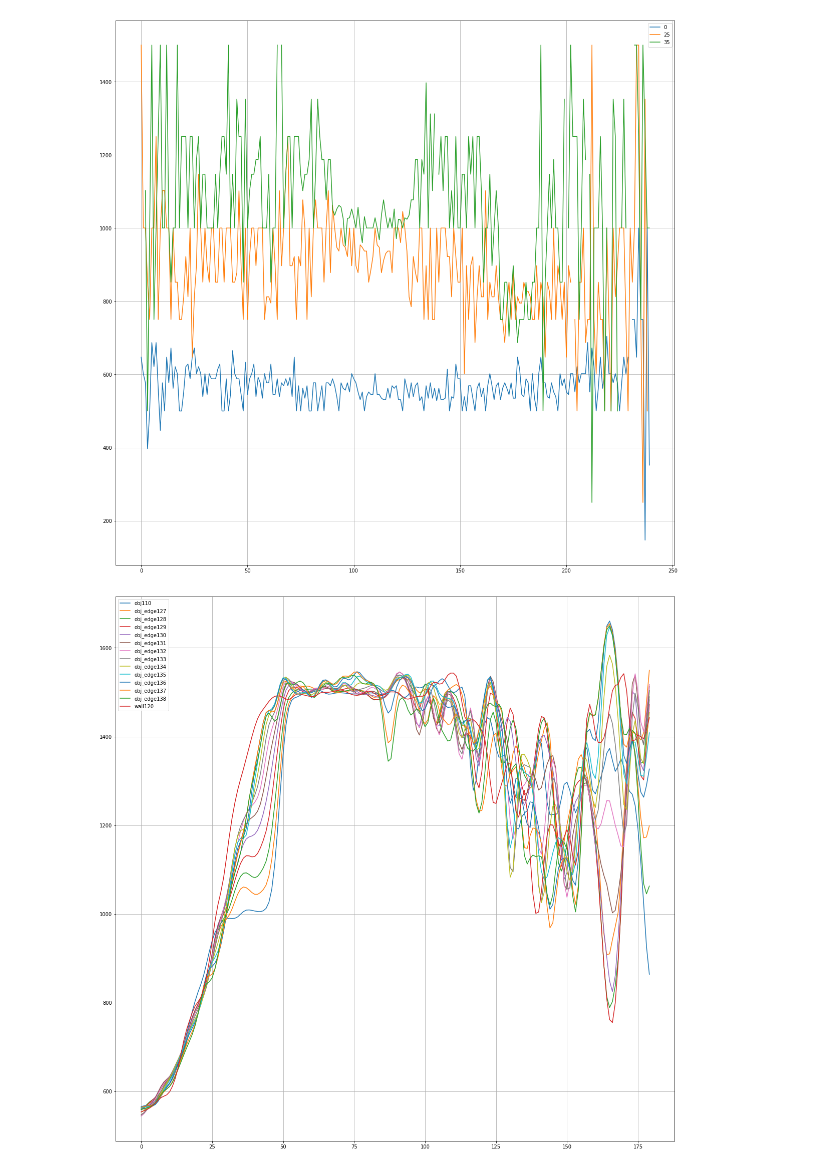
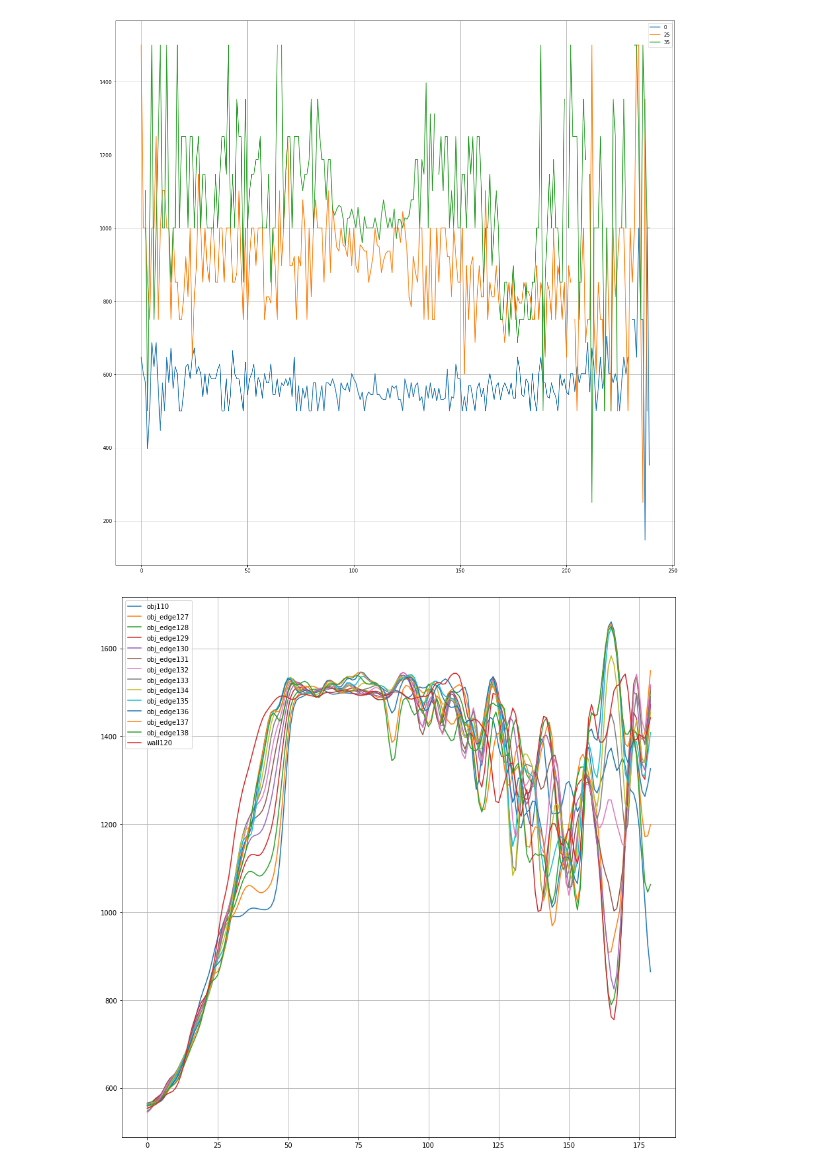
Before and after one commit to dimatoys/srobot, a Jupyter notebook: analysis/camera.ipynb, the cells around one changed output. Cells and saved outputs as stored; diff of their text form; code cells hidden in the pictures.

```diff
--- a/analysis/camera.ipynb
+++ b/analysis/camera.ipynb
@@ -146,35 +146,37 @@ c = gaussian_kernel(kernel_size)
 
 img_sobj100c = convolve(img_sobj100, c)
 img_wall150c = convolve(img_wall150, c)
 
 import matplotlib.pyplot as plt
 
-plt.rcParams["figure.figsize"] = (20,20)
+plt.rcParams["figure.figsize"] = (15,15)
 fig, ax = plt.subplots()
 draw_yline(ax, img_sobj100c, 110, "obj")
 draw_yline(ax, img_sobj100c, 127, "obj_edge")
 draw_yline(ax, img_sobj100c, 128, "obj_edge")
 draw_yline(ax, img_sobj100c, 129, "obj_edge")
 draw_yline(ax, img_sobj100c, 130, "obj_edge")
 draw_yline(ax, img_sobj100c, 131, "obj_edge")
 draw_yline(ax, img_sobj100c, 132, "obj_edge")
 draw_yline(ax, img_sobj100c, 133, "obj_edge")
 draw_yline(ax, img_sobj100c, 134, "obj_edge")
 draw_yline(ax, img_sobj100c, 135, "obj_edge")
 draw_yline(ax, img_sobj100c, 136, "obj_edge")
 draw_yline(ax, img_sobj100c, 137, "obj_edge")
 draw_yline(ax, img_sobj100c, 138, "obj_edge")
 #draw_yline(ax, img_sobj100, 160, "obj_out")
 draw_yline(ax, img_wall150c, 120, "wall")
 #draw_yline(ax, img_wall150, 121, "wall")
+
+
 ax.grid(True)
 ax.legend()
 #ax.set_ylim(150,200)
 #ax.set_xlim(0,80)
 
 plt.show()
 # %% [output]
-[figure, old version]
+[figure, new version]
 # %%
 #image = getImage(img_sobj100c)
 image = getImage(load_img("../test1"))
```
Also changed, not shown: parts of 3 cells of this notebook.
